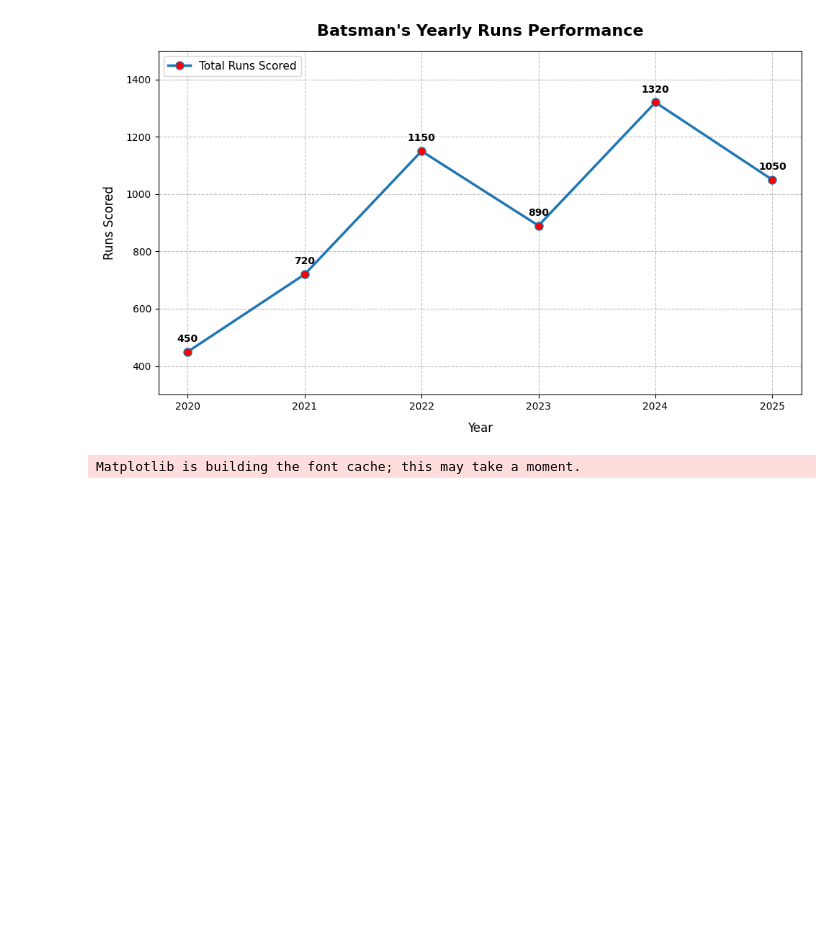
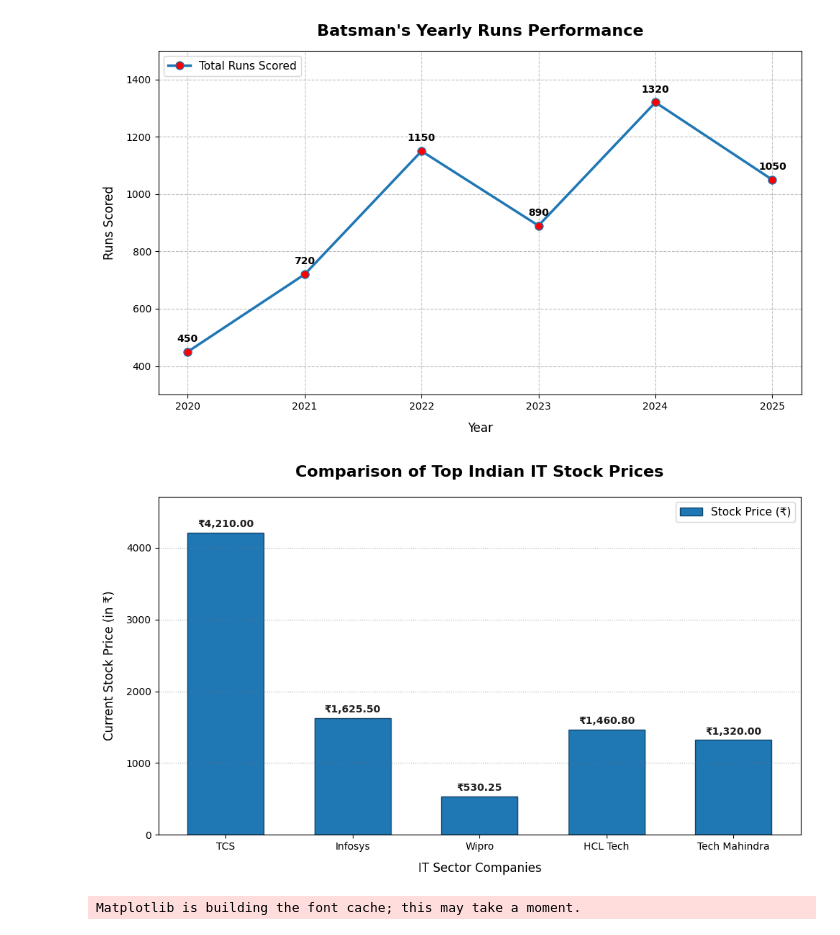
Before and after one commit to theavishekverma/agentic-AI-training, a Jupyter notebook: Jupyter/matplotlib_prog.ipynb, the cells around one changed output. Saved outputs shown, nothing was run; the diff lists cells and outputs as text; code cells hidden in the pictures; blank space fills up the shorter version.

```diff
--- a/Jupyter/matplotlib_prog.ipynb
+++ b/Jupyter/matplotlib_prog.ipynb
@@ -102,6 +656,55 @@ plt.tight_layout()
 plt.show()
 # %% [output]
 [figure]
+# %%
+import matplotlib.pyplot as plt
+
+# 1. Prepare Stock Data (Closing prices in ₹ for top Indian IT stocks)
+stocks = ['TCS', 'Infosys', 'Wipro', 'HCL Tech', 'Tech Mahindra']
+stock_prices = [4210.00, 1625.50, 530.25, 1460.80, 1320.00]
+
+# 2. Initialize the plot
+plt.figure(figsize=(10, 6))
+
+# 3. Create the Bar Chart
+# 'color' applies a nice corporate blue palette, 'edgecolor' cleans up the borders
+bars = plt.bar(stocks, stock_prices,
+               color='#1f77b4',
+               edgecolor='#124569',
+               width=0.6,
+               label='Stock Price (₹)')
+
+# 4. Loop to show values at *every single point* (on top of each bar)
+for bar in bars:
+    yval = bar.get_height()
+    plt.text(bar.get_x() + bar.get_width()/2.0,  # X coordinate: center of the bar
+             yval + 50,                          # Y coordinate: slightly above the top of the bar
+             f"₹{yval:,.2f}",                    # Formatted text string
+             ha='center',                        # Horizontal alignment
+             va='bottom',                        # Vertical alignment
+             fontsize=10,
+             fontweight='bold',
+             color='#1e1e1e')
+
+# 5. Styling and Customization
+plt.title("Comparison of Top Indian IT Stock Prices", fontsize=16, fontweight='bold', pad=20)
+plt.xlabel("IT Sector Companies", fontsize=12, labelpad=10)
+plt.ylabel("Current Stock Price (in ₹)", fontsize=12, labelpad=10)
+
+# Set the y-axis range higher than the maximum price to make room for the highest text label
+plt.ylim(0, max(stock_prices) + 500)
+
+# Add a subtle horizontal grid (axis='y' ensures lines don't run vertically through the bars)
+plt.grid(True, axis='y', linestyle=':', alpha=0.6, color='gray')
+
+# Add the legend
+plt.legend(loc='upper right', fontsize=11)
+
+# 6. Adjust layout and show the chart
+plt.tight_layout()
+plt.show()
+# %% [output]
+[figure, added]
 # %%
 import matplotlib.pyplot as plt
 
```
Also changed, not shown: parts of 4 cells of this notebook.
